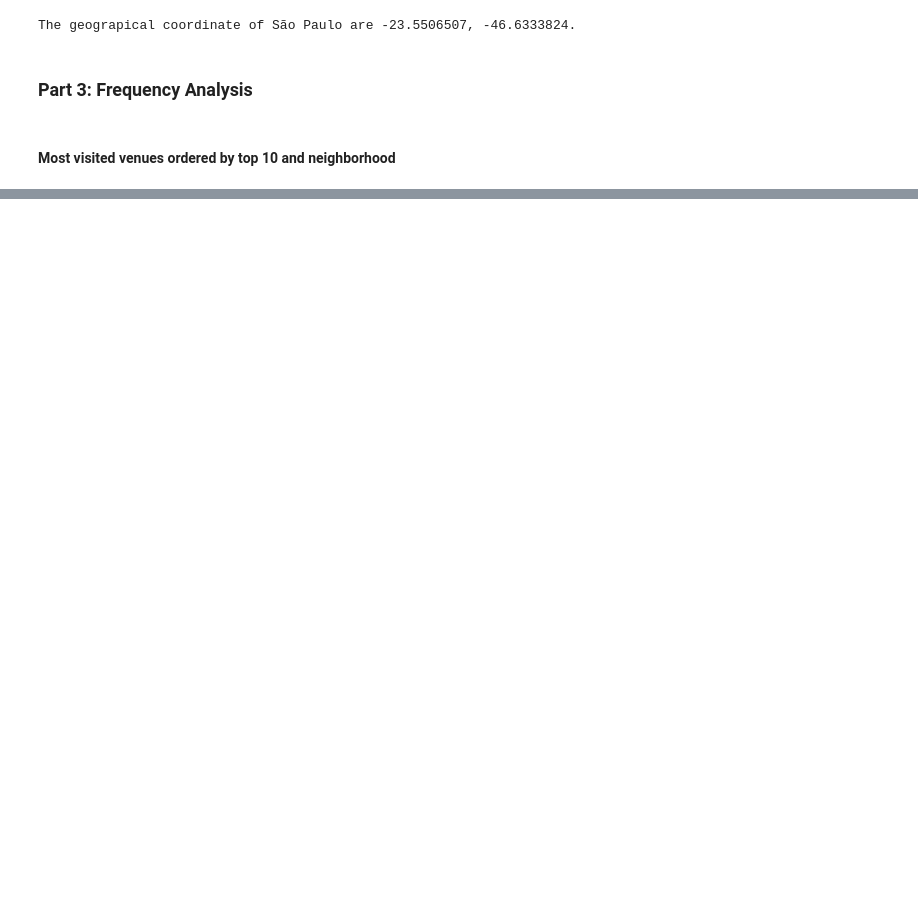
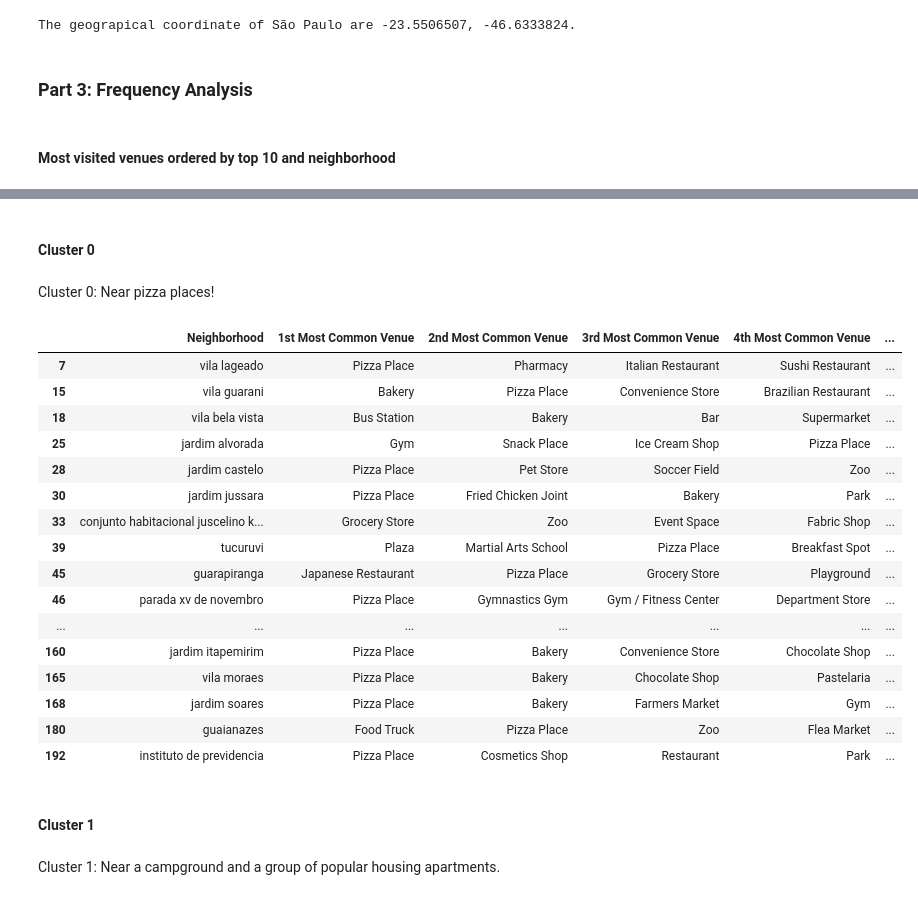
Before and after one commit to FernandoRFranca/Coursera_Capstone, a Jupyter notebook: Coursera Data Science Final Project.ipynb, the cells around one changed output, grey strips where cells are left out. Drawn from its saved outputs; the diff is of its cells as text; code cells hidden in the pictures; blank space fills up the shorter version.

```diff
--- a/Coursera Data Science Final Project.ipynb
+++ b/Coursera Data Science Final Project.ipynb
@@ -925,0 +1032,11 @@ saopaulo_map_with_venues = map_creator(saopaulo_venues, latitude=saopaulo_coordi
+# %%
+# set number of clusters
+kclusters = 5
+
+saopaulo_grouped_clustering = saopaulo_grouped.drop('Neighborhood', 1)
+
+# run k-means clustering
+kmeans = KMeans(n_clusters=kclusters, random_state=0).fit(saopaulo_grouped_clustering)
+
+# check cluster labels generated for each row in the dataframe
+kmeans.labels_[0:10]
@@ -925,0 +1045,7 @@ saopaulo_map_with_venues = map_creator(saopaulo_venues, latitude=saopaulo_coordi
+# %%
+import traceback
+try:
+    coord_df.rename(columns={'neighborhood' : 'Neighborhood'}, inplace=True)
+except:
+    traceback.print_exc()
+coord_df.head()
@@ -925,0 +1118,28 @@ saopaulo_map_with_venues = map_creator(saopaulo_venues, latitude=saopaulo_coordi
+# %% [markdown]
+#### Cluster 0
+# %% [markdown]
+Cluster 0: Near pizza places!
+# %%
+saopaulo_merged.loc[saopaulo_merged['Cluster Labels'] == 0, saopaulo_merged.columns[[0] + list(range(4, saopaulo_merged.shape[1]))]].head(30)
+# %% [output]
+|  | Neighborhood | 1st Most Common Venue | 2nd Most Common Venue | 3rd Most Common Venue | 4th Most Common Venue | ... |
+| 7 | vila lageado | Pizza Place | Pharmacy | Italian Restaurant | Sushi Restaurant | ... |
+| 15 | vila guarani | Bakery | Pizza Place | Convenience Store | Brazilian Restaurant | ... |
+| 18 | vila bela vista | Bus Station | Bakery | Bar | Supermarket | ... |
+| 25 | jardim alvorada | Gym | Snack Place | Ice Cream Shop | Pizza Place | ... |
+| 28 | jardim castelo | Pizza Place | Pet Store | Soccer Field | Zoo | ... |
+| 30 | jardim jussara | Pizza Place | Fried Chicken Joint | Bakery | Park | ... |
+| 33 | conjunto habitacional juscelino k... | Grocery Store | Zoo | Event Space | Fabric Shop | ... |
+| 39 | tucuruvi | Plaza | Martial Arts School | Pizza Place | Breakfast Spot | ... |
+| 45 | guarapiranga | Japanese Restaurant | Pizza Place | Grocery Store | Playground | ... |
+| 46 | parada xv de novembro | Pizza Place | Gymnastics Gym | Gym / Fitness Center | Department Store | ... |
+| ... | ... | ... | ... | ... | ... | ... |
+| 160 | jardim itapemirim | Pizza Place | Bakery | Convenience Store | Chocolate Shop | ... |
+| 165 | vila moraes | Pizza Place | Bakery | Chocolate Shop | Pastelaria | ... |
+| 168 | jardim soares | Pizza Place | Bakery | Farmers Market | Gym | ... |
+| 180 | guaianazes | Food Truck | Pizza Place | Zoo | Flea Market | ... |
+| 192 | instituto de previdencia | Pizza Place | Cosmetics Shop | Restaurant | Park | ... |
+# %% [markdown]
+#### Cluster 1
+# %% [markdown]
+Cluster 1: Near a campground and a group of popular housing apartments.
```
Also changed, not shown: parts of 49 cells of this notebook, 1 other file.
